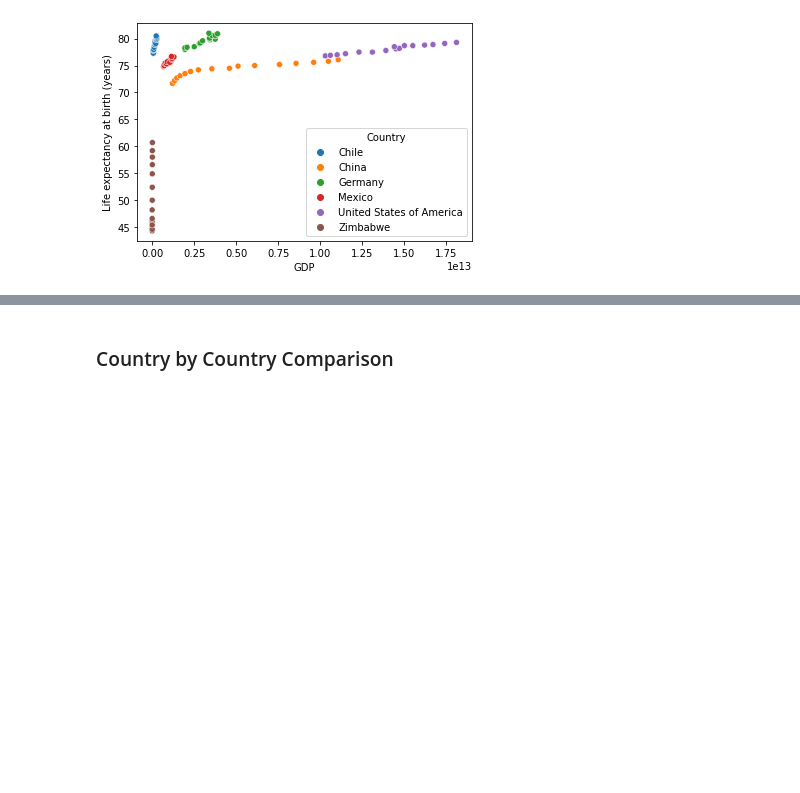
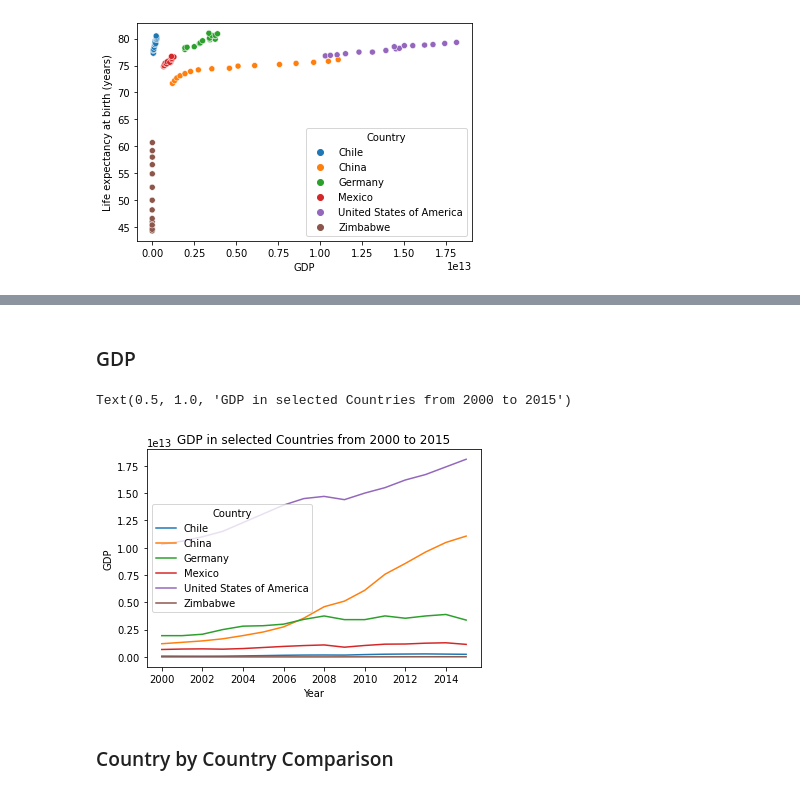
Before and after one commit to DowsingPlants/life_expectancy_gdp_-visualizations, a Jupyter notebook: life_expectancy_gdp.ipynb, the cells around one changed output, grey strips where cells are left out. Drawn from its saved outputs; the diff is of its cells as text; code cells hidden in the pictures; blank space fills up the shorter version.

```diff
--- a/life_expectancy_gdp.ipynb
+++ b/life_expectancy_gdp.ipynb
@@ -37,3 +52,12 @@ sns.scatterplot(data = df, x = 'GDP', y = 'Life expectancy at birth (years)', hu
+# %% [markdown]
+### GDP
+# %%
+sns.lineplot(data = df, x = 'Year', y = 'GDP', hue = 'Country')
+plt.title('GDP in selected Countries from 2000 to 2015')
+plt.legend(fontsize = 8)
+# %% [output]
+Text(0.5, 1.0, 'GDP in selected Countries from 2000 to 2015')
+[figure, added]
 # %% [markdown]
 ### Country by Country Comparison
 # %%
```
Also changed, not shown: parts of 4 cells of this notebook.
